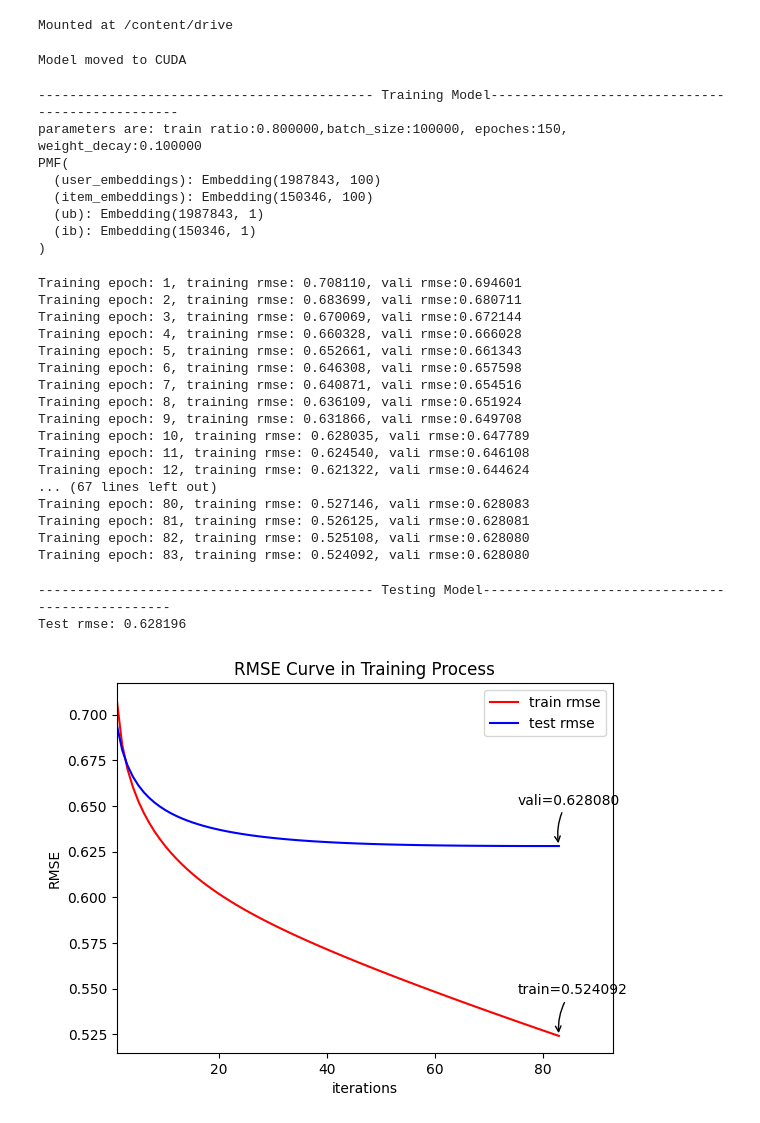
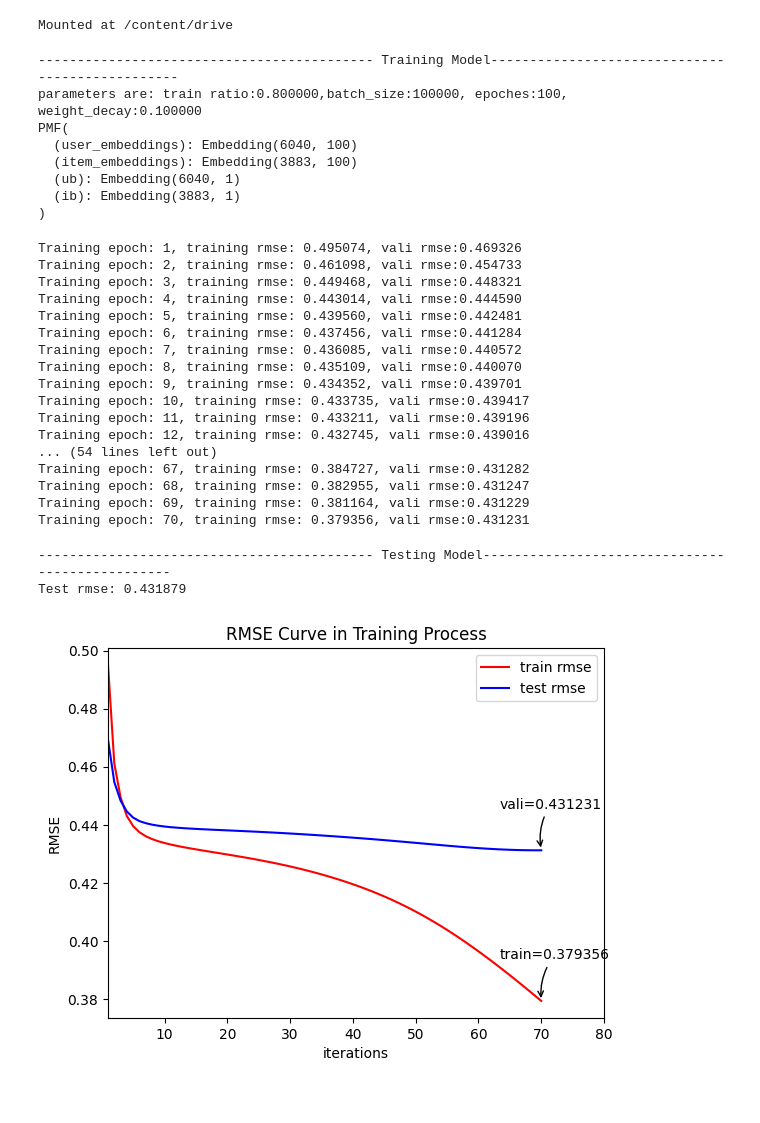
Before and after one commit to nghiax32/DRL-based-Recommendation, a Jupyter notebook: pmf.ipynb, the cells around one changed output. Saved outputs shown, nothing was run; the diff lists cells and outputs as text; code cells hidden in the pictures.

Commit message:
movielens dataset

```diff
--- a/pmf.ipynb
+++ b/pmf.ipynb
@@ -25,9 +25,9 @@ from evaluations import RMSE
 # Input batch size for training
 batch_size = 100000
 # Number of maximum epoches to train
-epoches = 150
+epoches = 100
 # Enables CUDA training
-enable_cuda = True
+enable_cuda = False
 # Generate random seed
 seed = 42
 # Weight decay
@@ -47,7 +47,7 @@ momentum = 0.9
 # %%
 # Load datasets
 user = pickle.load(open('dataset/user_id_to_num.pkl', 'rb'))
-rest = pickle.load(open('dataset/rest_id_to_num.pkl', 'rb'))
+rest = pickle.load(open('dataset/item_id_to_num.pkl', 'rb'))
 data = np.load('dataset/data.npy', allow_pickle=True)
 # %%
 # Normalize rewards to [-1, 1]
@@ -79,7 +79,7 @@ if cuda:
     torch.cuda.manual_seed(seed=seed)
 
 # Specify number of workers for cuda
-kwargs = {'num_workers':4, 'pin_memory':True} if cuda else {}
+kwargs = {'num_workers':2, 'pin_memory':True} if cuda else {}
 
 # Construct Data Loaders
 train_data_loader = torch.utils.data.DataLoader(torch.from_numpy(train_data), batch_size=batch_size, shuffle=False, **kwargs)
@@ -113,8 +113,8 @@ def train(epoch, train_data_loader):
         optimizer.zero_grad()
 
         # Extract user_id_nums: row, item_id_nums: col, ratings: val
-        row = ele[:, 5]
-        col = ele[:, 7]
+        row = ele[:, 2]
+        col = ele[:, 3]
         val = ele[:, 0]
 
         # Set to variables
@@ -144,8 +144,6 @@ def train(epoch, train_data_loader):
 
     epoch_loss /= train_data_loader.dataset.shape[0]
     return epoch_loss
-# %% [output]
-Model moved to CUDA
 # %%
 # training model part
 print('------------------------------------------- Training Model------------------------------------------------')
@@ -167,11 +165,11 @@ for epoch in range(1, epoches+1):
 
     # Move validation data to CUDA
     if cuda:
-        vali_row = Variable(torch.from_numpy(vali_data[:, 5]).long()).cuda()
-        vali_col = Variable(torch.from_numpy(vali_data[:, 7]).long()).cuda()
+        vali_row = Variable(torch.from_numpy(vali_data[:, 2]).long()).cuda()
+        vali_col = Variable(torch.from_numpy(vali_data[:, 3]).long()).cuda()
     else:
-        vali_row = Variable(torch.from_numpy(vali_data[:, 5]).long())
-        vali_col = Variable(torch.from_numpy(vali_data[:, 7]).long())
+        vali_row = Variable(torch.from_numpy(vali_data[:, 2]).long())
+        vali_col = Variable(torch.from_numpy(vali_data[:, 3]).long())
 
     vali_val = vali_data[:, 0]
     # Normalize rewards to [-1, 1]
@@ -204,40 +202,40 @@ for epoch in range(1, epoches+1):
       last_vali_rmse = vali_rmse
 # %% [output]
 ------------------------------------------- Training Model------------------------------------------------
-parameters are: train ratio:0.800000,batch_size:100000, epoches:150, weight_decay:0.100000
+parameters are: train ratio:0.800000,batch_size:100000, epoches:100, weight_decay:0.100000
 PMF(
-  (user_embeddings): Embedding(1987843, 100)
-  (item_embeddings): Embedding(150346, 100)
-  (ub): Embedding(1987843, 1)
-  (ib): Embedding(150346, 1)
+  (user_embeddings): Embedding(6040, 100)
+  (item_embeddings): Embedding(3883, 100)
+  (ub): Embedding(6040, 1)
+  (ib): Embedding(3883, 1)
 )
-Training epoch: 1, training rmse: 0.708110, vali rmse:0.694601
-Training epoch: 2, training rmse: 0.683699, vali rmse:0.680711
-Training epoch: 3, training rmse: 0.670069, vali rmse:0.672144
-Training epoch: 4, training rmse: 0.660328, vali rmse:0.666028
-Training epoch: 5, training rmse: 0.652661, vali rmse:0.661343
-Training epoch: 6, training rmse: 0.646308, vali rmse:0.657598
-Training epoch: 7, training rmse: 0.640871, vali rmse:0.654516
-Training epoch: 8, training rmse: 0.636109, vali rmse:0.651924
-Training epoch: 9, training rmse: 0.631866, vali rmse:0.649708
-Training epoch: 10, training rmse: 0.628035, vali rmse:0.647789
-Training epoch: 11, training rmse: 0.624540, vali rmse:0.646108
-Training epoch: 12, training rmse: 0.621322, vali rmse:0.644624
-... (67 lines left out)
-Training epoch: 80, training rmse: 0.527146, vali rmse:0.628083
-Training epoch: 81, training rmse: 0.526125, vali rmse:0.628081
-Training epoch: 82, training rmse: 0.525108, vali rmse:0.628080
-Training epoch: 83, training rmse: 0.524092, vali rmse:0.628080
+Training epoch: 1, training rmse: 0.495074, vali rmse:0.469326
+Training epoch: 2, training rmse: 0.461098, vali rmse:0.454733
+Training epoch: 3, training rmse: 0.449468, vali rmse:0.448321
+Training epoch: 4, training rmse: 0.443014, vali rmse:0.444590
+Training epoch: 5, training rmse: 0.439560, vali rmse:0.442481
+Training epoch: 6, training rmse: 0.437456, vali rmse:0.441284
+Training epoch: 7, training rmse: 0.436085, vali rmse:0.440572
+Training epoch: 8, training rmse: 0.435109, vali rmse:0.440070
+Training epoch: 9, training rmse: 0.434352, vali rmse:0.439701
+Training epoch: 10, training rmse: 0.433735, vali rmse:0.439417
+Training epoch: 11, training rmse: 0.433211, vali rmse:0.439196
+Training epoch: 12, training rmse: 0.432745, vali rmse:0.439016
+... (54 lines left out)
+Training epoch: 67, training rmse: 0.384727, vali rmse:0.431282
+Training epoch: 68, training rmse: 0.382955, vali rmse:0.431247
+Training epoch: 69, training rmse: 0.381164, vali rmse:0.431229
+Training epoch: 70, training rmse: 0.379356, vali rmse:0.431231
 # %%
 print('------------------------------------------- Testing Model------------------------------------------------')
 
 # Move test set to CUDA
 if cuda:
-    test_row = Variable(torch.from_numpy(test_data[:, 5]).long()).cuda()
-    test_col = Variable(torch.from_numpy(test_data[:, 7]).long()).cuda()
+    test_row = Variable(torch.from_numpy(test_data[:, 2]).long()).cuda()
+    test_col = Variable(torch.from_numpy(test_data[:, 3]).long()).cuda()
 else:
-    test_row = Variable(torch.from_numpy(test_data[:, 5]).long())
-    test_col = Variable(torch.from_numpy(test_data[:, 7]).long())
+    test_row = Variable(torch.from_numpy(test_data[:, 2]).long())
+    test_col = Variable(torch.from_numpy(test_data[:, 3]).long())
 
 # Get test predictions
 preds = model.predict(test_row, test_col)
@@ -249,32 +247,32 @@ test_val = test_data[:, 0]
 
 # Get test rmse loss
 if cuda:
     test_rmse = RMSE(preds.cpu().data.numpy(), test_val)
 else:
     test_rmse = RMSE(preds.data.numpy(), test_val)
 print('Test rmse: {:f}'.format(test_rmse))
 
 # Create plots
 plt.figure(1)
 plt.plot(range(1, len(train_rmse_list)+1), train_rmse_list, color='r', label='train rmse')
 plt.plot(range(1, len(vali_rmse_list)+1), vali_rmse_list, color='b', label='test rmse')
 plt.legend()
 plt.annotate(r'train=%f' % (train_rmse_list[-1]), xy=(len(train_rmse_list), train_rmse_list[-1]),
              xycoords='data', xytext=(-30, 30), textcoords='offset points', fontsize=10,
              arrowprops=dict(arrowstyle='->', connectionstyle='arc3, rad=.2'))
 plt.annotate(r'vali=%f' % (vali_rmse_list[-1]), xy=(len(vali_rmse_list), vali_rmse_list[-1]),
              xycoords='data', xytext=(-30, 30), textcoords='offset points', fontsize=10,
              arrowprops=dict(arrowstyle='->', connectionstyle='arc3, rad=.2'))
 plt.xlim([1, len(train_rmse_list)+10])
 plt.xlabel('iterations')
 plt.ylabel('RMSE')
 plt.title('RMSE Curve in Training Process')
 plt.show()
 
 # Save model
 path_to_trained_pmf = 'dataset/data_runs/ratio_{:f}_bs_{:d}_e_{:d}_wd_{:f}_lr_{:f}_cuda_{:}_trained_pmf.pt'.format(train_ratio, batch_size, len(train_rmse_list), weight_decay, lr, enable_cuda)
 torch.save(model.state_dict(), path_to_trained_pmf)
 # %% [output]
 ------------------------------------------- Testing Model------------------------------------------------
-Test rmse: 0.628196
+Test rmse: 0.431879
-[figure, old version]
+[figure, new version]
```
Also changed, not shown: 3 other files.
